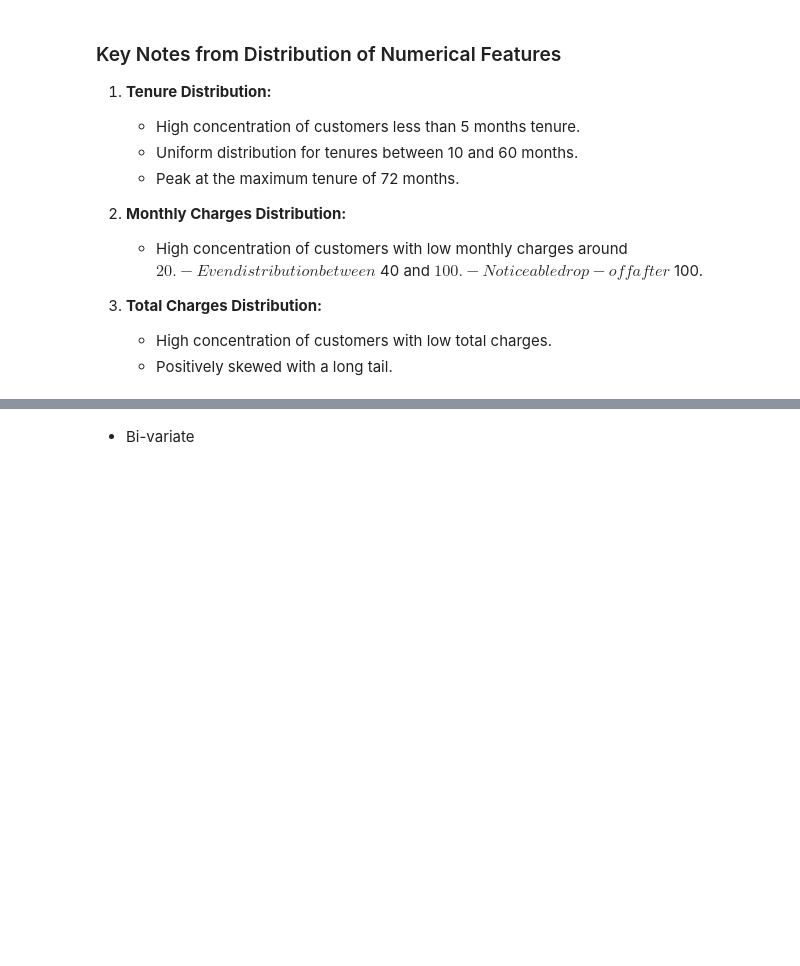
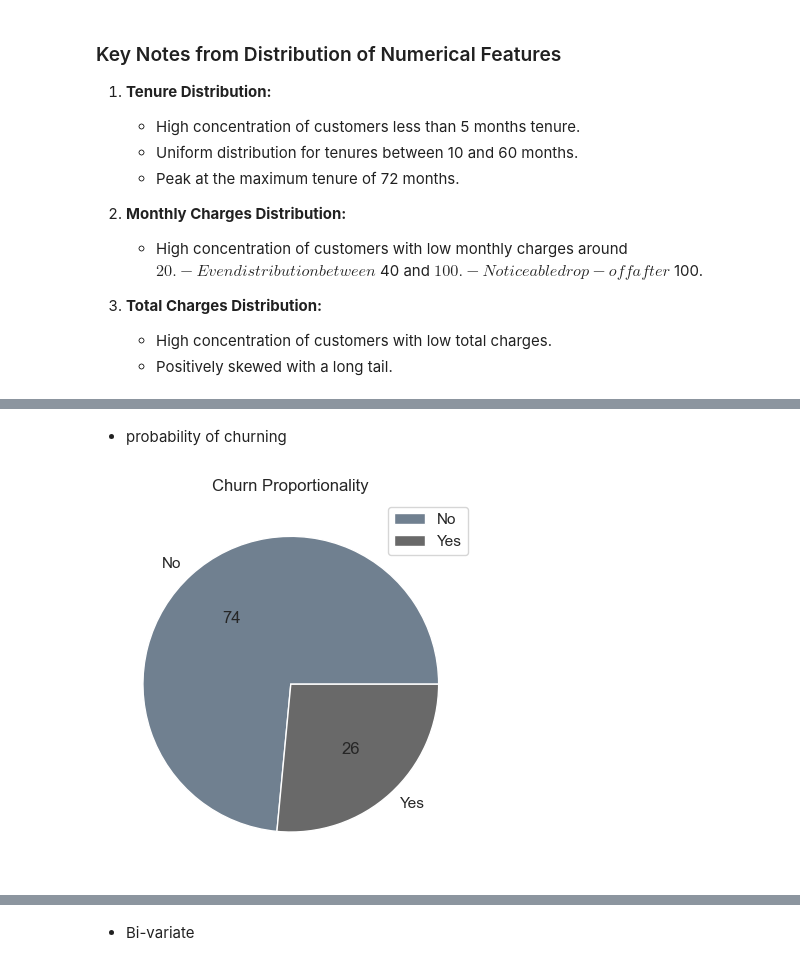
Before and after one commit to DelphinKdl/customer-churn-prediction, a Jupyter notebook: notobooks/main.ipynb, the cells around one changed output, grey strips where cells are left out. Cells and saved outputs as stored; diff of their text form; code cells hidden in the pictures; blank space fills up the shorter version.

```diff
--- a/notobooks/main.ipynb
+++ b/notobooks/main.ipynb
@@ -604,0 +693,12 @@ plt.show()
+# %% [markdown]
+- probability of churning
+# %%
+colors=['slategrey', 'dimgrey']
+plt.pie(df.Churn.value_counts(), colors=colors,
+        labels= ['No', 'Yes'],
+        autopct='%.f', normalize=True)
+plt.title('Churn Proportionality')
+plt.legend()
+plt.show()
+# %% [output]
+[figure, added]
```
Also changed, not shown: parts of 7 cells of this notebook.
